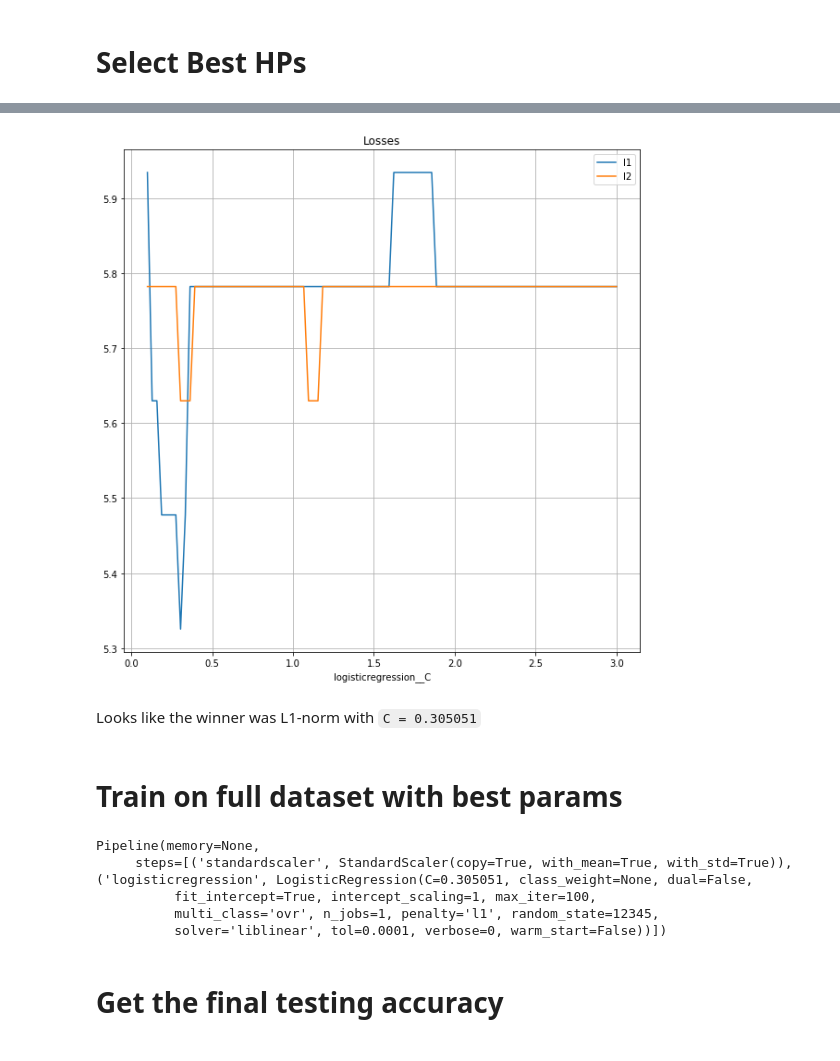
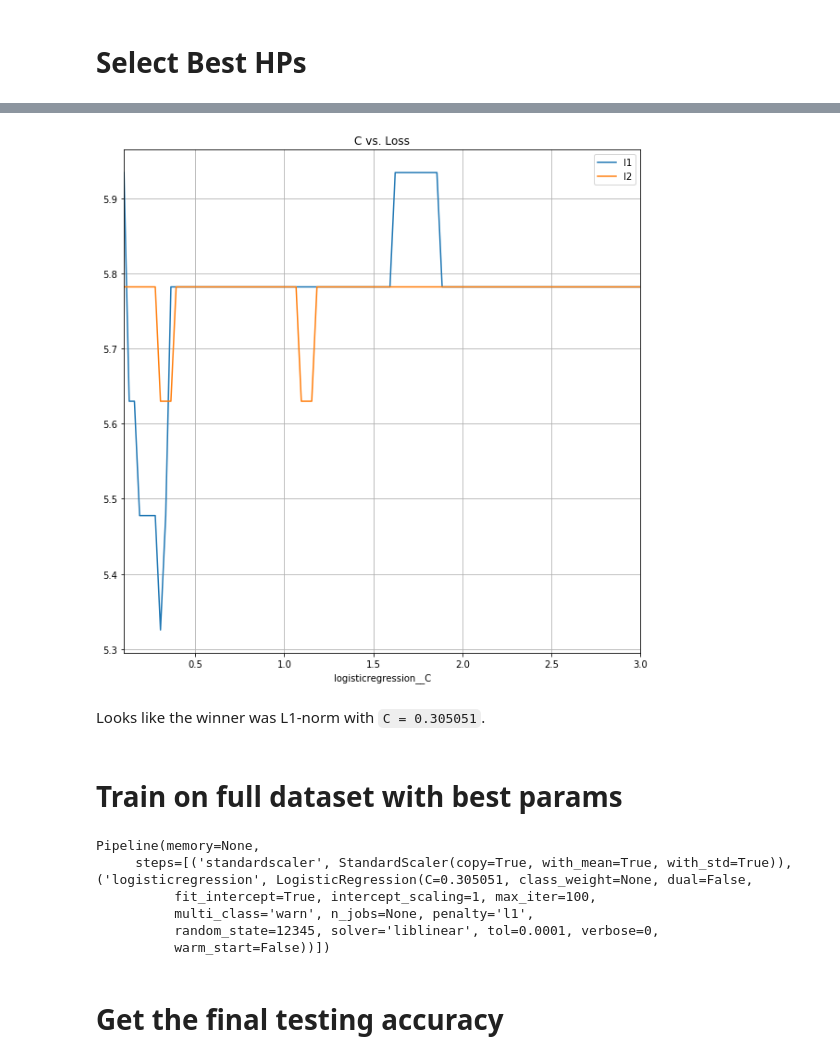
Before and after one commit to weirichd/data-exercise, a Jupyter notebook: Heart Model.ipynb, the cells around one changed output, grey strips where cells are left out. Cells and saved outputs as stored; diff of their text form; code cells hidden in the pictures.

```diff
--- a/Heart Model.ipynb
+++ b/Heart Model.ipynb
@@ -72,14 +72,14 @@ x_train, x_test, y_train, y_test = train_test_split(
 # Create Model Pipeline
 # %%
 from sklearn.preprocessing import StandardScaler
+from sklearn.decomposition import PCA
 from sklearn.linear_model import LogisticRegression
-
 from sklearn.pipeline import make_pipeline
 
 scaler = StandardScaler()
-clf = LogisticRegression()
+clf = LogisticRegression(random_state=random_state, solver='liblinear')
 
-pipeline = make_pipeline(scaler, clf)
+model = make_pipeline(scaler, clf)
 # %%
 # Look at the pipeline params just to make sure that I have the right names for things
 
@@ -107,7 +107,6 @@ pipeline.get_params()
 # %%
 hp_grid = {
     'logisticregression__penalty': ['l1', 'l2'],
-    'logisticregression__random_state': [random_state],
     'logisticregression__C': np.linspace(0.1, 3.0, 100)
 }
 
@@ -146,24 +120,21 @@ grid = ParameterGrid(hp_grid)
 
 rows = list()
 
-for j, params in enumerate(grid):
+for params in grid:
 
-    pipeline.set_params(**params)
-
-    print('Hyper Parameters: {}/{}'.format(j, len(grid)))
+    model.set_params(**params)
 
     y_hat = np.zeros_like(y_train)
 
-    for k, (train_index, valid_index) in enumerate(k_fold.split(x_train, y_train)):
-        print('  Fold: {}/{}'.format(k, num_folds))
+    for train_index, valid_index in k_fold.split(x_train, y_train):
 
         x_train_this_fold = x_train[train_index]
         x_valid = x_train[valid_index]
         y_train_this_fold = y_train[train_index]
 
-        pipeline.fit(x_train_this_fold, y_train_this_fold)
+        model.fit(x_train_this_fold, y_train_this_fold)
 
-        y_hat[valid_index] = pipeline.predict(x_valid)
+        y_hat[valid_index] = model.predict(x_valid)
 
     loss = log_loss(y_train, y_hat)
 
@@ -215,34 +156,34 @@ results.sort_values('loss')
 # %%
 fig, ax = plt.subplots()
 
 for label, d in results.groupby('logisticregression__penalty'):
-    d.plot('logisticregression__C', 'loss', ax=ax, label=label)
+    d.plot('logisticregression__C', 'loss', label=label, ax=ax)
 
-ax.set_title('Losses')
+ax.set_title('C vs. Loss')
 ax.grid()
 
 fig.set_size_inches(10, 10)
 # %% [output]
-[figure, old version]
+[figure, new version]
 # %% [markdown]
-Looks like the winner was L1-norm with `C = 0.305051`
+Looks like the winner was L1-norm with `C = 0.305051`.
 # %% [markdown]
 # Train on full dataset with best params
 # %%
 best_params = {
     'logisticregression__penalty': 'l1',
-    'logisticregression__random_state': random_state,
-    'logisticregression__C': 0.305051
+    'logisticregression__C': 0.305051,
 }
 
-pipeline.set_params(**best_params)
-pipeline.fit(x_train, y_train)
+model.set_params(**best_params)
+model.fit(x_train, y_train)
 # %% [output]
 Pipeline(memory=None,
      steps=[('standardscaler', StandardScaler(copy=True, with_mean=True, with_std=True)), ('logisticregression', LogisticRegression(C=0.305051, class_weight=None, dual=False,
           fit_intercept=True, intercept_scaling=1, max_iter=100,
-          multi_class='ovr', n_jobs=1, penalty='l1', random_state=12345,
-          solver='liblinear', tol=0.0001, verbose=0, warm_start=False))])
+          multi_class='warn', n_jobs=None, penalty='l1',
+          random_state=12345, solver='liblinear', tol=0.0001, verbose=0,
+          warm_start=False))])
 # %% [markdown]
 # Get the final testing accuracy
 # %%
```
Also changed, not shown: parts of 8 cells of this notebook, 1 other file.
